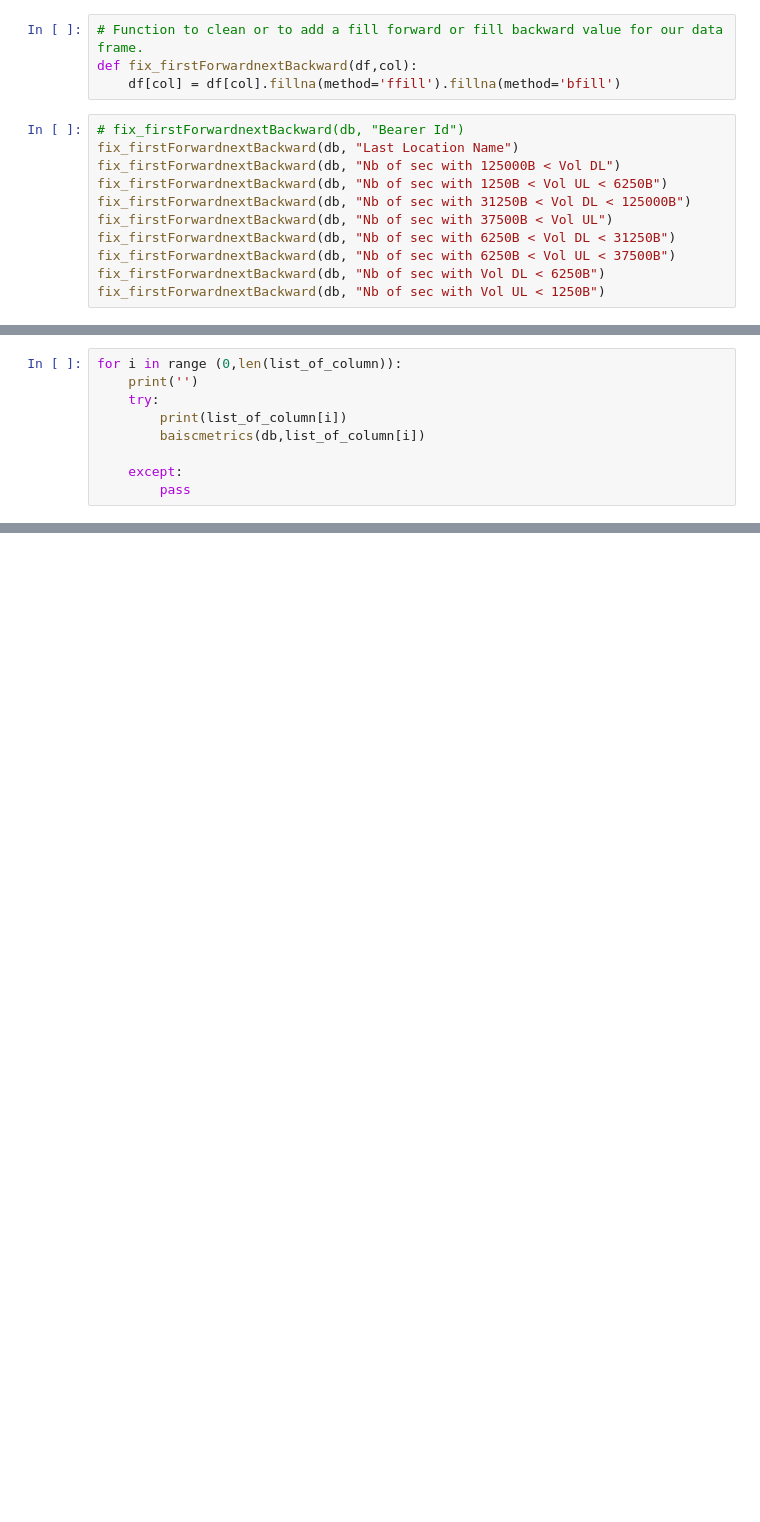
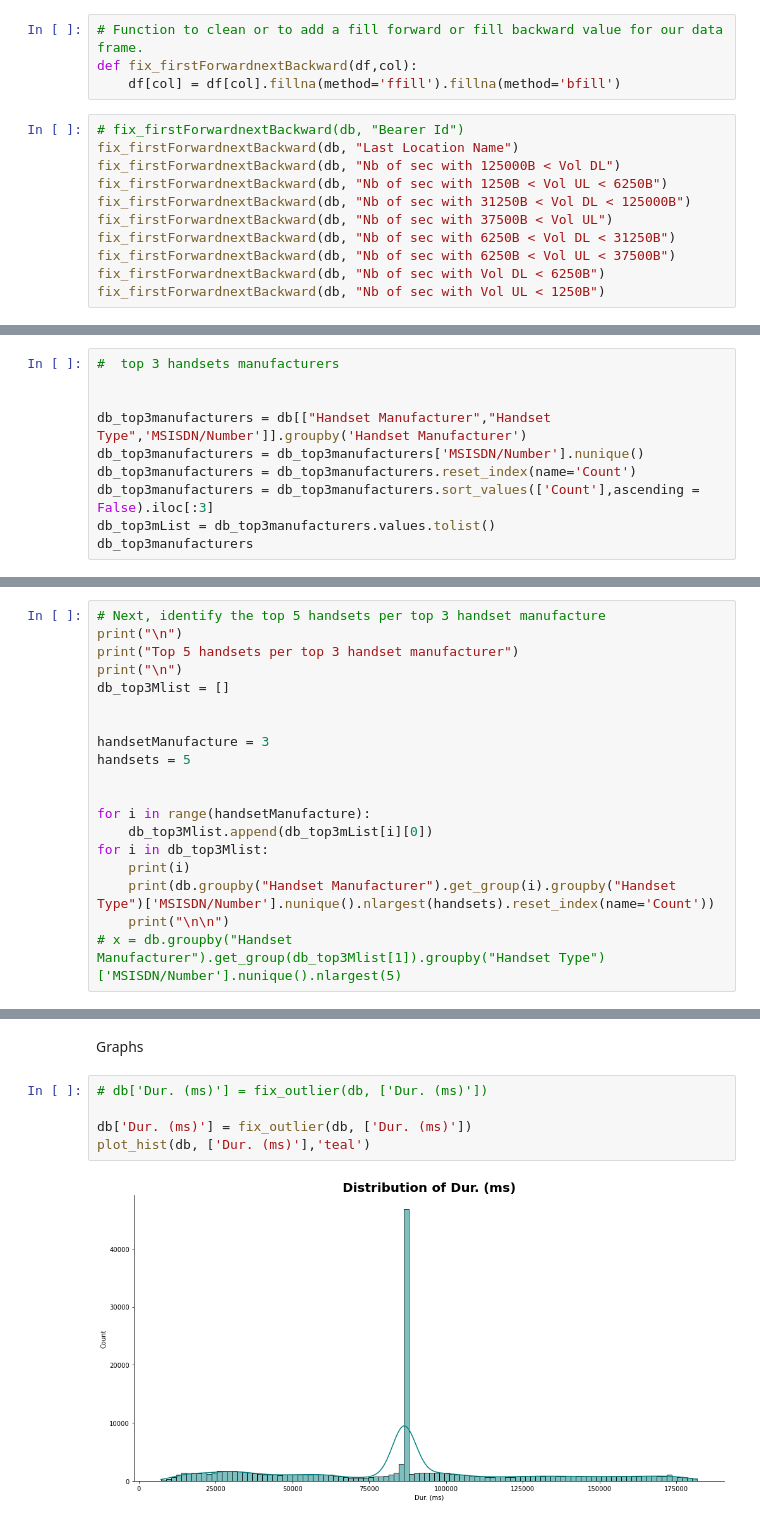
Before and after one commit to Bina-man/Telecom-Data, a Jupyter notebook: notebooks/User Overview analysis (telecom data).ipynb, the cells around one changed output, grey strips where cells are left out. Saved outputs shown, nothing was run; the diff lists cells and outputs as text; blank space fills up the shorter version.

Commit message:
Getting the data and filling the values

```diff
--- a/notebooks/User Overview analysis (telecom data).ipynb
+++ b/notebooks/User Overview analysis (telecom data).ipynb
@@ -577,9 +127,0 @@ list_of_column = db.columns.tolist()
-# %%
-for i in range (0,len(list_of_column)):
-    print('')
-    try:
-        print(list_of_column[i])
-        baiscmetrics(db,list_of_column[i])
-
-    except:
-        pass
@@ -633,0 +165,10 @@ max: 902969616.0
+# %%
+#  top 3 handsets manufacturers
+
+
+db_top3manufacturers = db[["Handset Manufacturer","Handset Type",'MSISDN/Number']].groupby('Handset Manufacturer')
+db_top3manufacturers = db_top3manufacturers['MSISDN/Number'].nunique()
+db_top3manufacturers = db_top3manufacturers.reset_index(name='Count')
+db_top3manufacturers = db_top3manufacturers.sort_values(['Count'],ascending = False).iloc[:3]
+db_top3mList = db_top3manufacturers.values.tolist()
+db_top3manufacturers
@@ -633,0 +180,19 @@ max: 902969616.0
+# %%
+# Next, identify the top 5 handsets per top 3 handset manufacture
+print("\n")
+print("Top 5 handsets per top 3 handset manufacturer")
+print("\n")
+db_top3Mlist = []
+
+
+handsetManufacture = 3
+handsets = 5
+
+
+for i in range(handsetManufacture):
+    db_top3Mlist.append(db_top3mList[i][0])
+for i in db_top3Mlist:
+    print(i)
+    print(db.groupby("Handset Manufacturer").get_group(i).groupby("Handset Type")['MSISDN/Number'].nunique().nlargest(handsets).reset_index(name='Count'))
+    print("\n\n")
+# x = db.groupby("Handset Manufacturer").get_group(db_top3Mlist[1]).groupby("Handset Type")['MSISDN/Number'].nunique().nlargest(5)
@@ -633,0 +310,9 @@ max: 902969616.0
+# %% [markdown]
+<font color='deep green'>Graphs</font>
+# %%
+# db['Dur. (ms)'] = fix_outlier(db, ['Dur. (ms)'])
+
+db['Dur. (ms)'] = fix_outlier(db, ['Dur. (ms)'])
+plot_hist(db, ['Dur. (ms)'],'teal')
+# %% [output]
+[figure, added]
```
Also changed, not shown: parts of 67 cells of this notebook, 2 other files.
